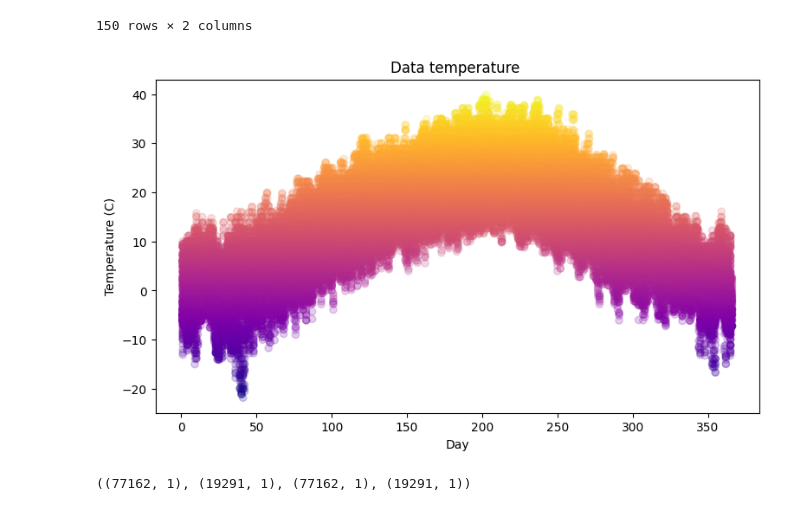
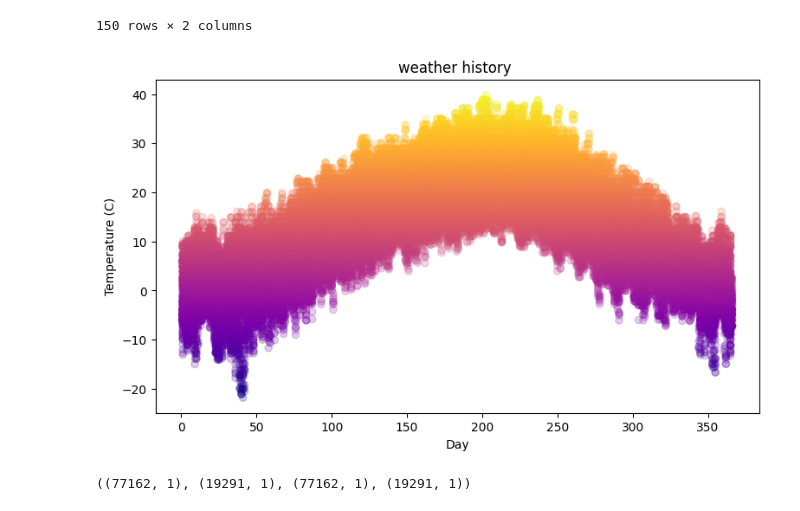
Before and after one commit to Kiana-Jahanshid/PyLearn_MachineLearning, a Jupyter notebook: Assignment_47_perceptron/weather history/weather.ipynb, the cells around one changed output. Drawn from its saved outputs; the diff is of its cells as text; code cells hidden in the pictures.

```diff
--- a/Assignment_47_perceptron/weather history/weather.ipynb
+++ b/Assignment_47_perceptron/weather history/weather.ipynb
@@ -108,13 +108,13 @@ new_df.groupby("nth_day")["mean of temperature"].mean().reset_index().head(150)
 # %%
 plt.figure(figsize=(9,5))
 
 plt.scatter(df['nth_day'].to_numpy(), df['Temperature (C)'].to_numpy(), c=df['Temperature (C)'], cmap='plasma' ,alpha=0.2)
-plt.title("Data temperature ")
+plt.title("weather history ")
 plt.xlabel("Day")
 plt.ylabel("Temperature (C)")
 plt.show()
 # %% [output]
-[figure, old version]
+[figure, new version]
 # %%
 X = df['nth_day'].copy().to_numpy()
 Y = df['Temperature (C)'].copy().values
```
Also changed, not shown: parts of 4 cells of this notebook, 1 other file.
